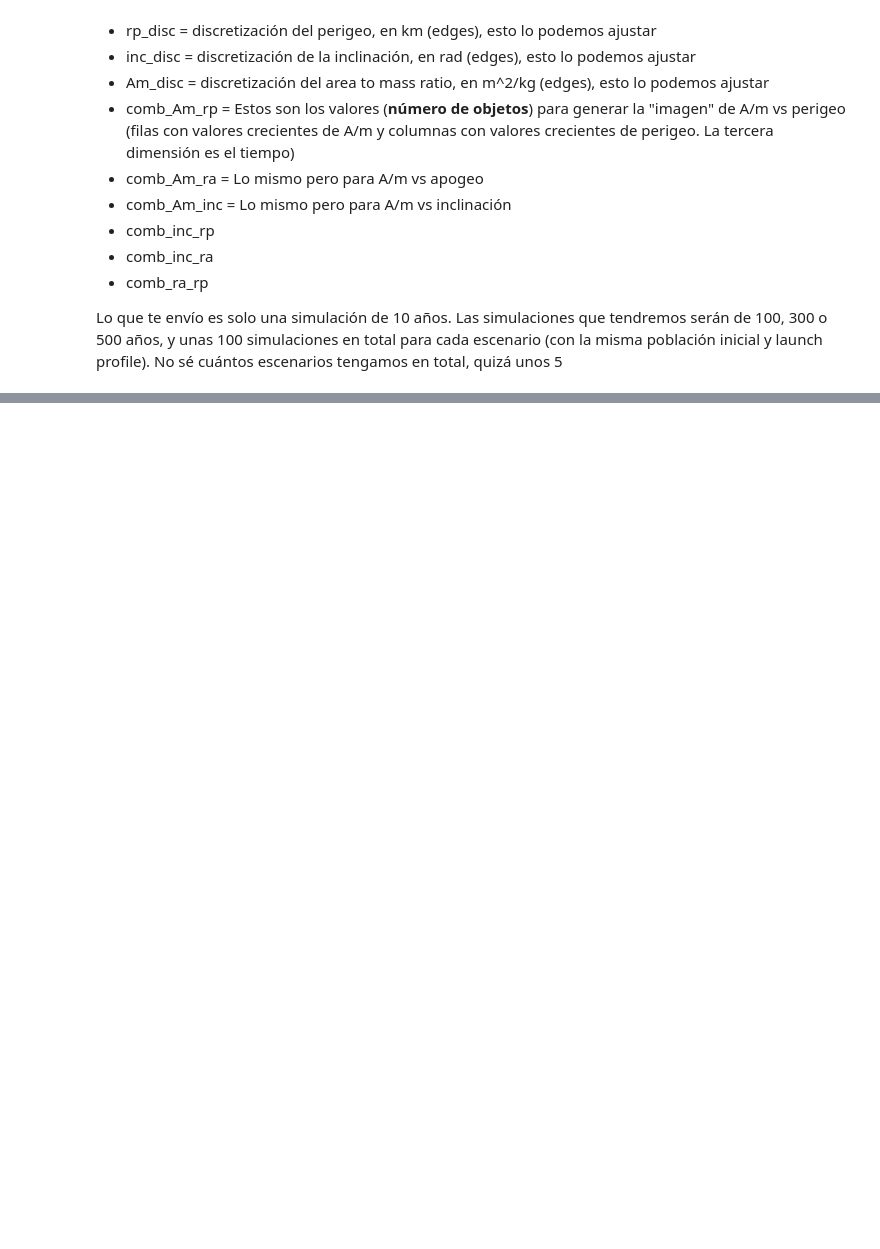
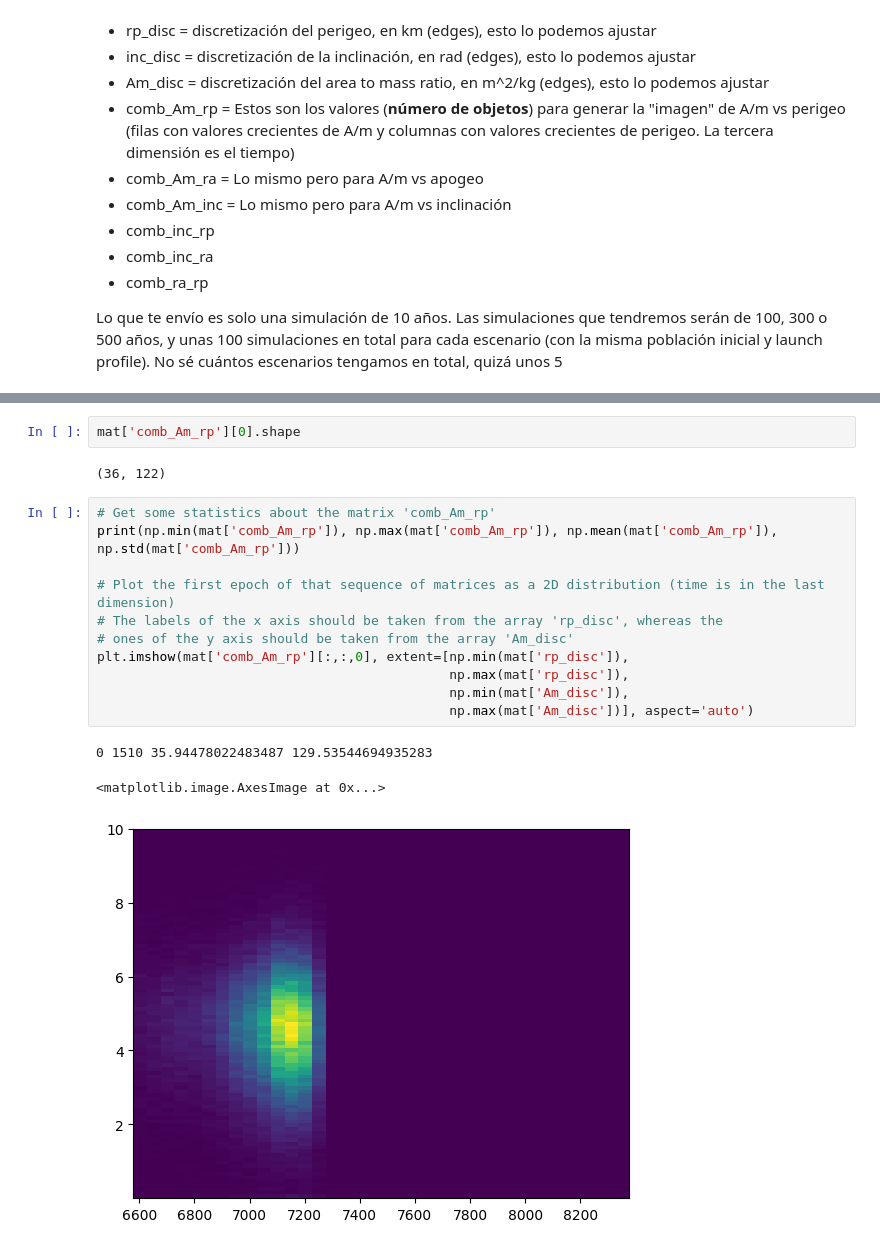
Before and after one commit to ARCLab-MIT/mocat-ml, a Jupyter notebook: nbs/mocat_ml_draftsheet.ipynb, the cells around one changed output, grey strips where cells are left out. Drawn from its saved outputs; the diff is of its cells as text; blank space fills up the shorter version.

Commit message:
Plotting data like in Colombo's paper (with animations)

```diff
--- a/nbs/mocat_ml_draftsheet.ipynb
+++ b/nbs/mocat_ml_draftsheet.ipynb
@@ -52,0 +91,19 @@ Lo que te envío es solo una simulación de 10 años. Las simulaciones que tendr
+# %%
+mat['comb_Am_rp'][0].shape
+# %% [output]
+(36, 122)
+# %%
+# Get some statistics about the matrix 'comb_Am_rp'
+print(np.min(mat['comb_Am_rp']), np.max(mat['comb_Am_rp']), np.mean(mat['comb_Am_rp']), np.std(mat['comb_Am_rp']))
+
+# Plot the first epoch of that sequence of matrices as a 2D distribution (time is in the last dimension)
+# The labels of the x axis should be taken from the array 'rp_disc', whereas the
+# ones of the y axis should be taken from the array 'Am_disc'
+plt.imshow(mat['comb_Am_rp'][:,:,0], extent=[np.min(mat['rp_disc']),
+                                             np.max(mat['rp_disc']),
+                                             np.min(mat['Am_disc']),
+                                             np.max(mat['Am_disc'])], aspect='auto')
+# %% [output]
+0 1510 35.94478022483487 129.53544694935283
+<matplotlib.image.AxesImage at 0x...>
+[figure, added]
```
Also changed, not shown: parts of 17 cells of this notebook, 5 other files.
